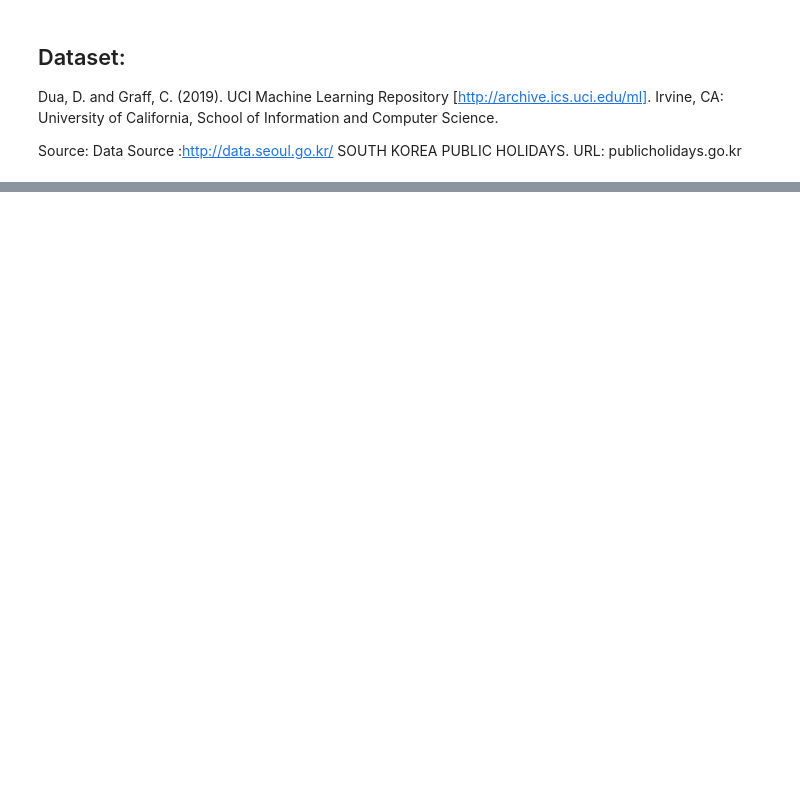
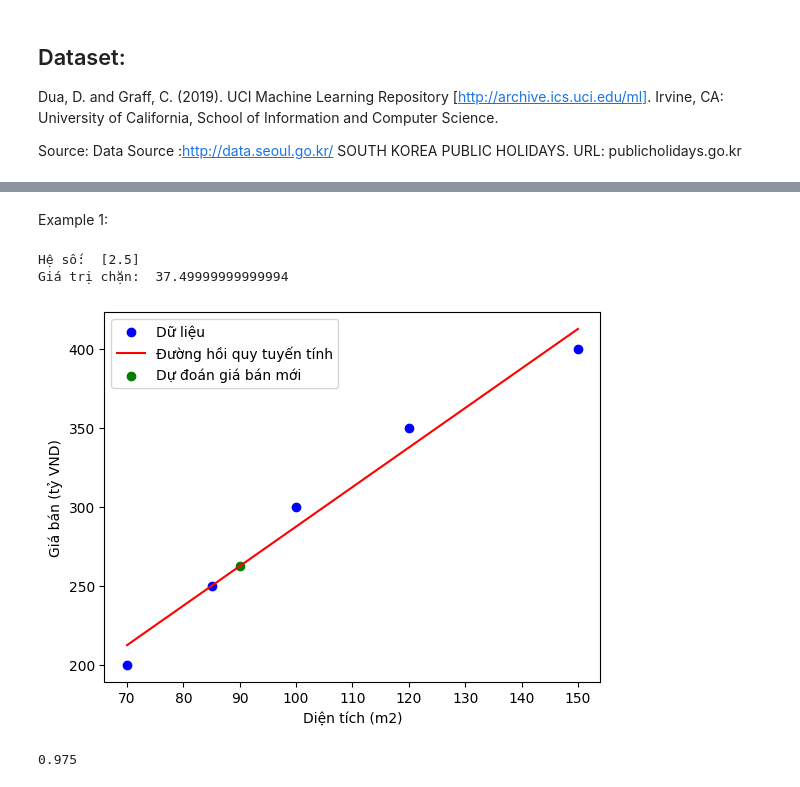
Before and after one commit to VuHoaBinh/MachineLearning, a Jupyter notebook: lesson-BIKES.ipynb, the cells around one changed output, grey strips where cells are left out. Cells and saved outputs as stored; diff of their text form; code cells hidden in the pictures; blank space fills up the shorter version.

```diff
--- a/lesson-BIKES.ipynb
+++ b/lesson-BIKES.ipynb
@@ -26,0 +146,53 @@ df.head()
+# %% [markdown]
+Example 1:
+# %%
+''' Example: (truth)
+Giả sử chúng ta có dữ liệu về diện tích căn nhà và giá bán của các căn nhà.
+Chúng ta muốn xây dựng một mô hình hồi quy tuyến tính để dự đoán giá bán của một
+căn nhà dựa vào diện tích của nó. Trong trường hợp này, diện tích căn nhà là biến độc lập,
+và giá bán là biến phụ thuộc.
+ '''
+import numpy as np
+import matplotlib.pyplot as plt
+from sklearn.linear_model import LinearRegression
+
+# Dữ liệu về diện tích căn nhà và giá bán 5 căn in Đa Mặn Đà Nẵng,VN (giả định)
+diện_tích = np.array([70, 85, 100, 120, 150])
+giá_bán = np.array([200, 250, 300, 350, 400])
+
+# Chuyển đổi thành mảng 2D (cần shape (-1, 1))
+X = diện_tích.reshape(-1, 1)
+
+# Tạo và huấn luyện mô hình hồi quy tuyến tính
+regressor = LinearRegression()
+regressor.fit(X, giá_bán)
+
+# Dự đoán một diện tích khách hàng BTOM muốn bán (ví dụ: 90m2)
+diện_tích_mới = np.array([90]).reshape(-1, 1)
+giá_bán_dự_đoán = regressor.predict(diện_tích_mới)
+
+
+# In ra các hệ số và giá trị chặn
+print("Hệ số: ", regressor.coef_)
+'''
+hệ số cho biết mức tăng hoặc giảm của giá bán (điểm mục tiêu) cho mỗi đơn vị
+tăng của biến độc lập (diện tích). Trong trường hợp này, hệ số đại diện cho giá
+trị dự đoán tăng bao nhiêu đồng khi diện tích căn nhà tăng lên 1 mét vuông.
+'''
+print("Giá trị chặn: ", regressor.intercept_)
+#giá trị chặn là yếu tố cần thiết trong đường hồi quy tuyến tính để tạo ra một đường thẳng hoặc siêu mặt phẳng,
+
+
+
+# Vẽ biểu đồ dữ liệu và đường hồi quy tuyến tính
+plt.scatter(diện_tích, giá_bán, color='blue', label='Dữ liệu')
+plt.plot(diện_tích, regressor.predict(X), color='red', label='Đường hồi quy tuyến tính')
+plt.scatter(diện_tích_mới, giá_bán_dự_đoán, color='green', label='Dự đoán giá bán mới')
+plt.xlabel('Diện tích (m2)')
+plt.ylabel('Giá bán (tỷ VND)')
+plt.legend()
+plt.show()
+# %% [output]
+Hệ số:  [2.5]
+Giá trị chặn:  37.49999999999994
+[figure, added]
@@ -26,0 +202,5 @@ df.head()
+# %%
+print(regressor.score(X, giá_bán))
+# 97,5% : perfect for this issue
+# %% [output]
+0.975
```
Also changed, not shown: parts of 16 cells of this notebook.
